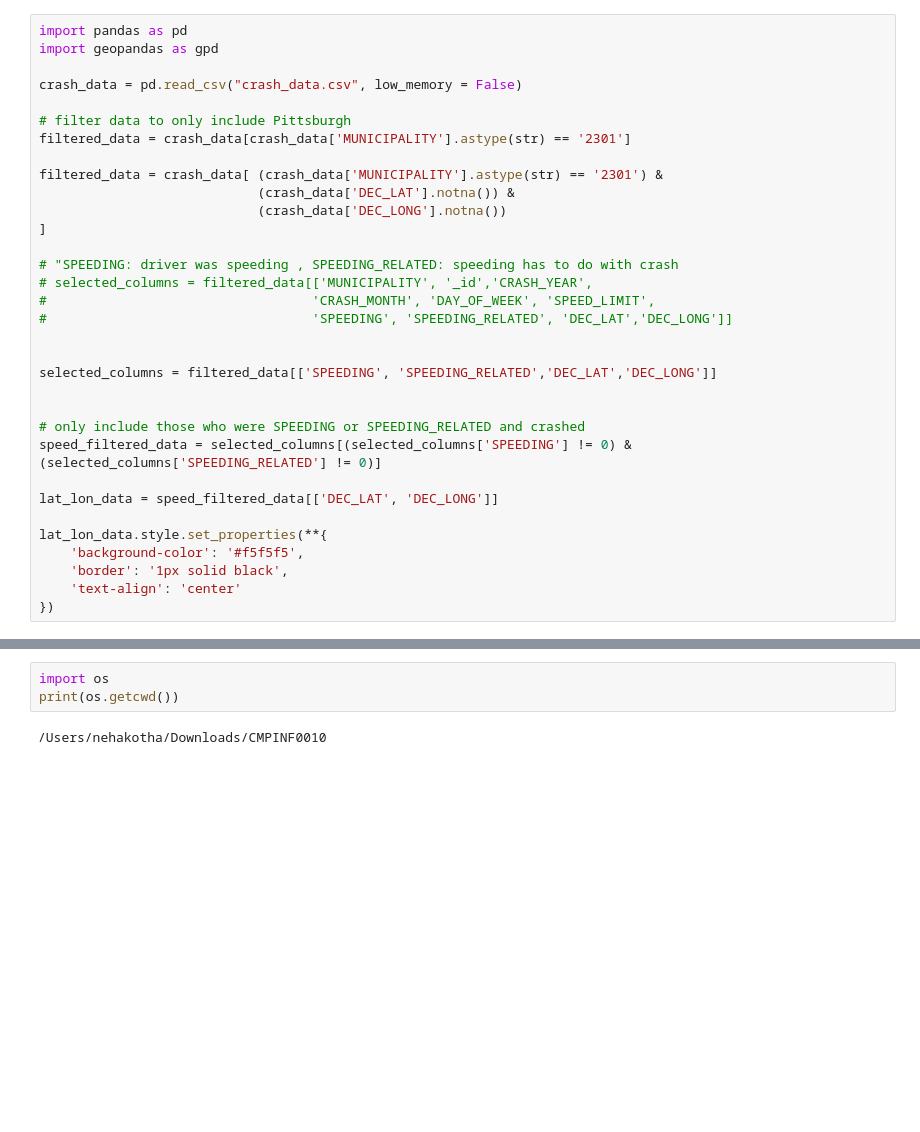
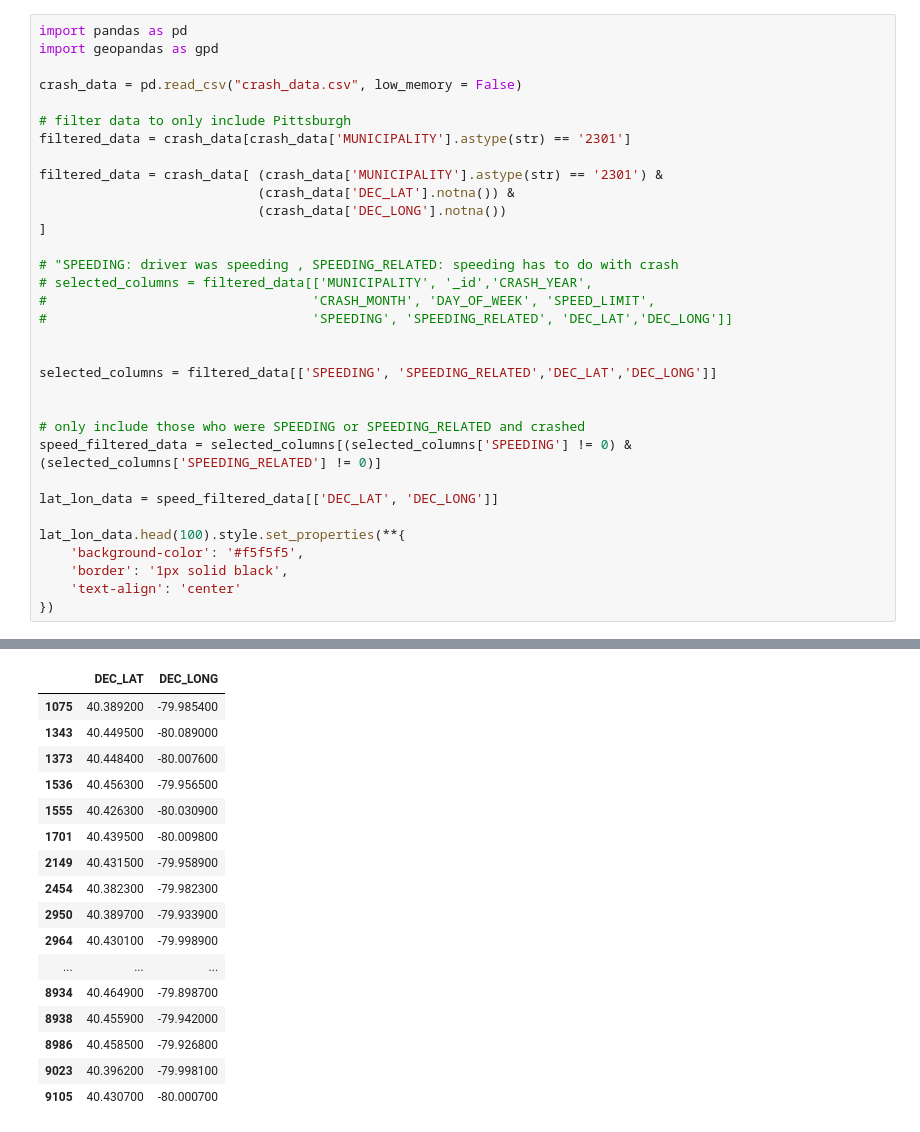
Before and after one commit to nehakotha7/bigideas-final, a Jupyter notebook: crash_data.ipynb, the cells around one changed output, grey strips where cells are left out. Saved outputs shown, nothing was run; the diff lists cells and outputs as text; blank space fills up the shorter version.

```diff
--- a/crash_data.ipynb
+++ b/crash_data.ipynb
@@ -26,7 +26,7 @@ speed_filtered_data = selected_columns[(selected_columns['SPEEDING'] != 0) & (se
 
 lat_lon_data = speed_filtered_data[['DEC_LAT', 'DEC_LONG']]
 
-lat_lon_data.style.set_properties(**{
+lat_lon_data.head(100).style.set_properties(**{
     'background-color': '#f5f5f5',
     'border': '1px solid black',
     'text-align': 'center'
@@ -36,5 +35,17 @@ lat_lon_data.style.set_properties(**{
+|  | DEC_LAT | DEC_LONG |
+| 1075 | 40.389200 | -79.985400 |
+| 1343 | 40.449500 | -80.089000 |
+| 1373 | 40.448400 | -80.007600 |
+| 1536 | 40.456300 | -79.956500 |
+| 1555 | 40.426300 | -80.030900 |
+| 1701 | 40.439500 | -80.009800 |
+| 2149 | 40.431500 | -79.958900 |
+| 2454 | 40.382300 | -79.982300 |
+| 2950 | 40.389700 | -79.933900 |
+| 2964 | 40.430100 | -79.998900 |
+| ... | ... | ... |
+| 8934 | 40.464900 | -79.898700 |
+| 8938 | 40.455900 | -79.942000 |
+| 8986 | 40.458500 | -79.926800 |
+| 9023 | 40.396200 | -79.998100 |
+| 9105 | 40.430700 | -80.000700 |
-# %%
-import os
-print(os.getcwd())
-# %% [output]
-/Users/nehakotha/Downloads/CMPINF0010
```
Also changed, not shown: parts of 5 cells of this notebook.
